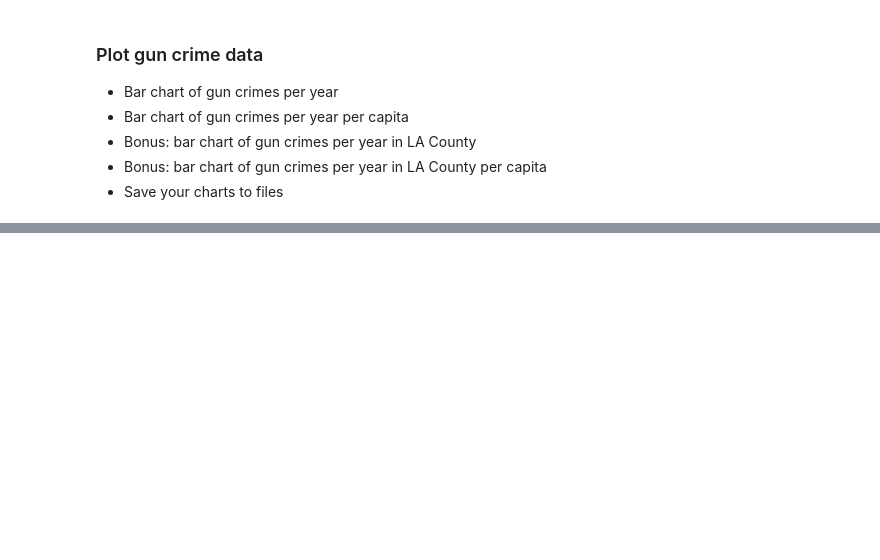
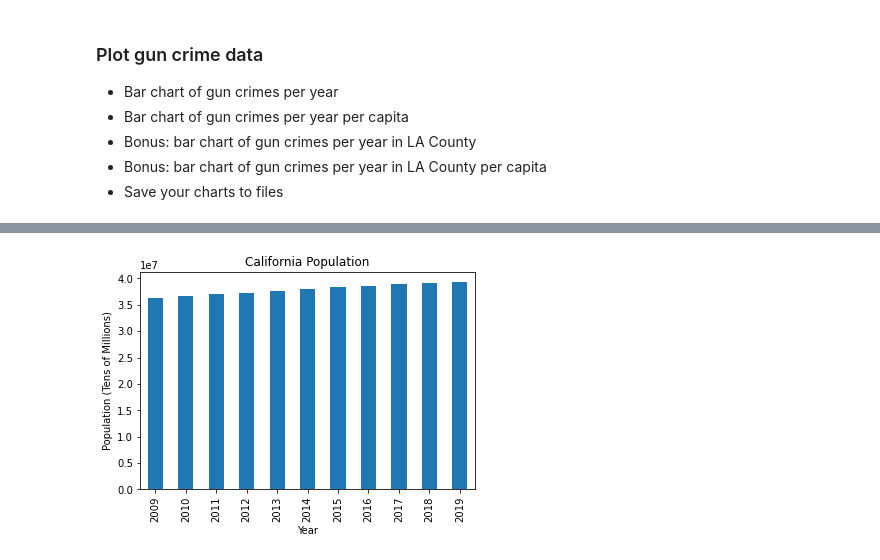
Before and after one commit to jakemperry/project1-crimedata, a Jupyter notebook: JMP_GunCrimeOverTime.ipynb, the cells around one changed output, grey strips where cells are left out. Saved outputs shown, nothing was run; the diff lists cells and outputs as text; code cells hidden in the pictures; blank space fills up the shorter version.

```diff
--- a/JMP_GunCrimeOverTime.ipynb
+++ b/JMP_GunCrimeOverTime.ipynb
@@ -185,0 +194,8 @@ LAGunsYears
+# %%
+#Bar Chart of CA population per year
+CAPopByYear.plot(kind="bar")
+plt.ylabel("Population (Tens of Millions)")
+plt.title("California Population")
+plt.show()
+# %% [output]
+[figure, added]
```
Also changed, not shown: parts of 7 cells of this notebook, 1 other file.
